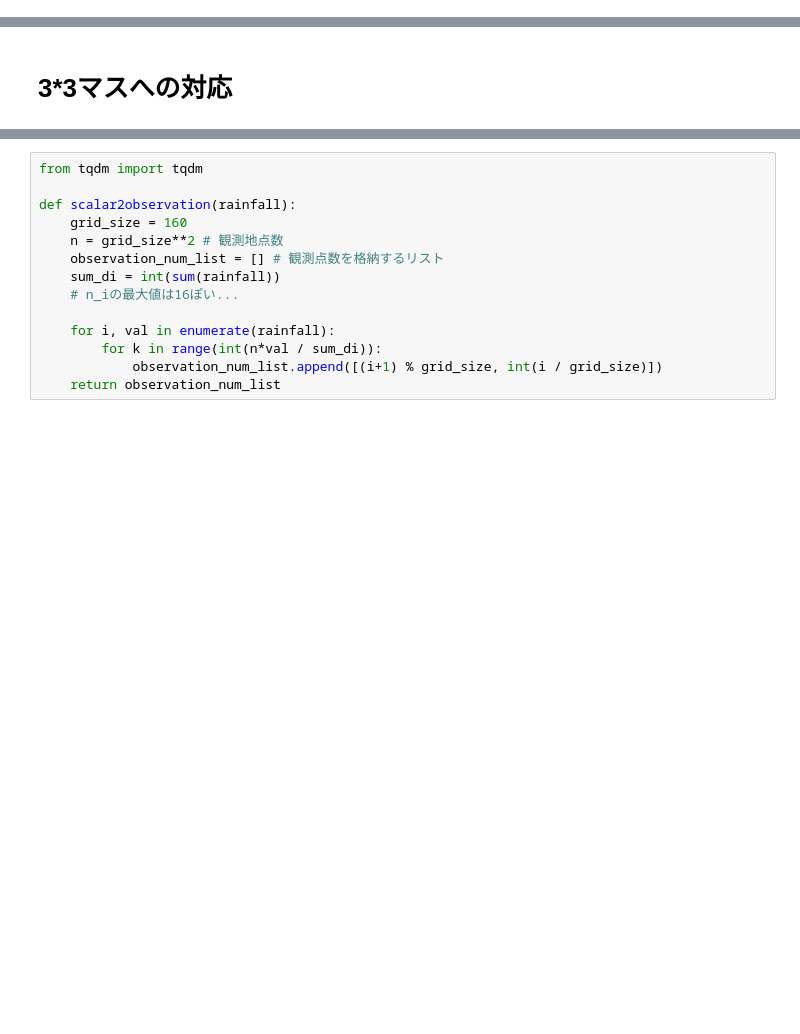
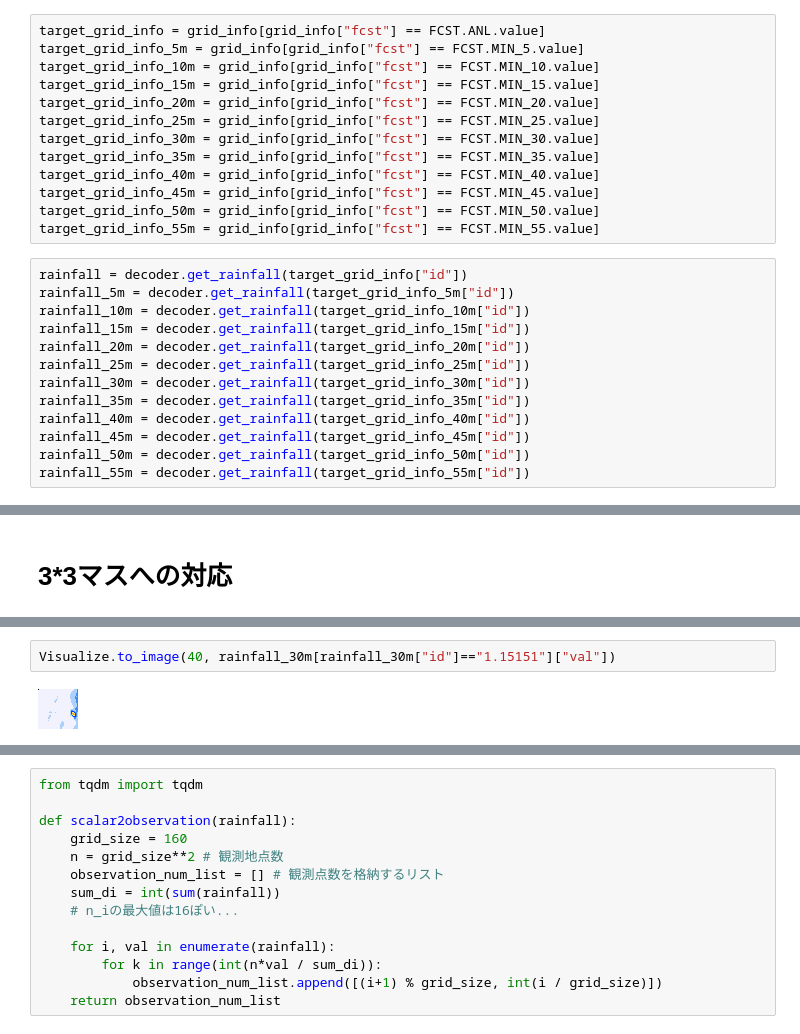
Before and after one commit to takoyan/weather, a Jupyter notebook: src/weather.ipynb, the cells around one changed output, grey strips where cells are left out. Drawn from its saved outputs; the diff is of its cells as text; blank space fills up the shorter version.

```diff
--- a/src/weather.ipynb
+++ b/src/weather.ipynb
@@ -21,3 +16,29 @@ rainfall = decoder.get_rainfall(target_grid_info["id"])
+# %%
+target_grid_info = grid_info[grid_info["fcst"] == FCST.ANL.value]
+target_grid_info_5m = grid_info[grid_info["fcst"] == FCST.MIN_5.value]
+target_grid_info_10m = grid_info[grid_info["fcst"] == FCST.MIN_10.value]
+target_grid_info_15m = grid_info[grid_info["fcst"] == FCST.MIN_15.value]
+target_grid_info_20m = grid_info[grid_info["fcst"] == FCST.MIN_20.value]
+target_grid_info_25m = grid_info[grid_info["fcst"] == FCST.MIN_25.value]
+target_grid_info_30m = grid_info[grid_info["fcst"] == FCST.MIN_30.value]
+target_grid_info_35m = grid_info[grid_info["fcst"] == FCST.MIN_35.value]
+target_grid_info_40m = grid_info[grid_info["fcst"] == FCST.MIN_40.value]
+target_grid_info_45m = grid_info[grid_info["fcst"] == FCST.MIN_45.value]
+target_grid_info_50m = grid_info[grid_info["fcst"] == FCST.MIN_50.value]
+target_grid_info_55m = grid_info[grid_info["fcst"] == FCST.MIN_55.value]
+# %%
+rainfall = decoder.get_rainfall(target_grid_info["id"])
+rainfall_5m = decoder.get_rainfall(target_grid_info_5m["id"])
+rainfall_10m = decoder.get_rainfall(target_grid_info_10m["id"])
+rainfall_15m = decoder.get_rainfall(target_grid_info_15m["id"])
+rainfall_20m = decoder.get_rainfall(target_grid_info_20m["id"])
+rainfall_25m = decoder.get_rainfall(target_grid_info_25m["id"])
+rainfall_30m = decoder.get_rainfall(target_grid_info_30m["id"])
+rainfall_35m = decoder.get_rainfall(target_grid_info_35m["id"])
+rainfall_40m = decoder.get_rainfall(target_grid_info_40m["id"])
+rainfall_45m = decoder.get_rainfall(target_grid_info_45m["id"])
+rainfall_50m = decoder.get_rainfall(target_grid_info_50m["id"])
+rainfall_55m = decoder.get_rainfall(target_grid_info_55m["id"])
 # %%
 import numpy as np
 
@@ -110,0 +167,4 @@ points = rain2point(rain)
+# %%
+Visualize.to_image(40, rainfall_30m[rainfall_30m["id"]=="1.15151"]["val"])
+# %% [output]
+[figure, added]
```
Also changed, not shown: parts of 88 cells of this notebook, 14 other files.
